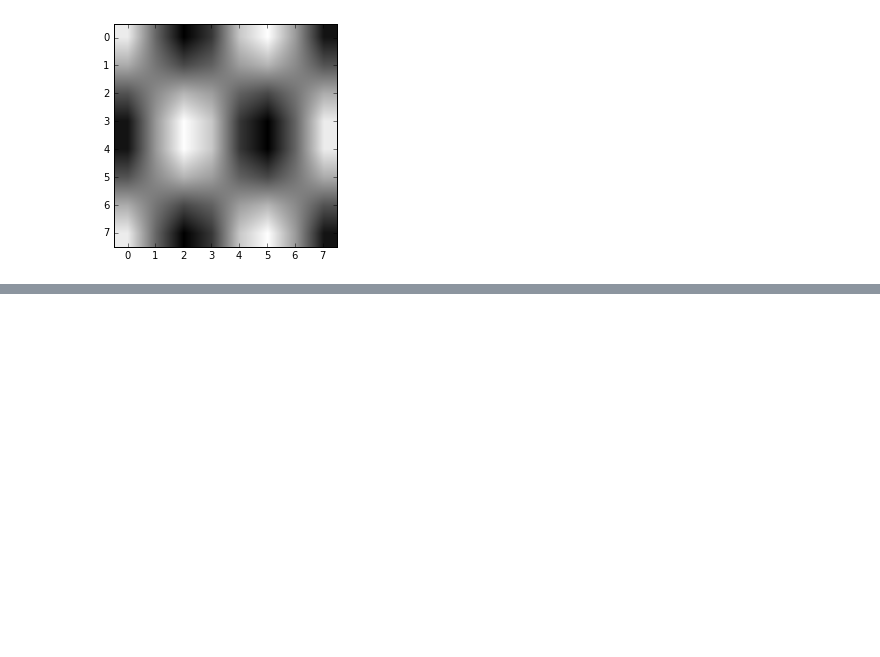
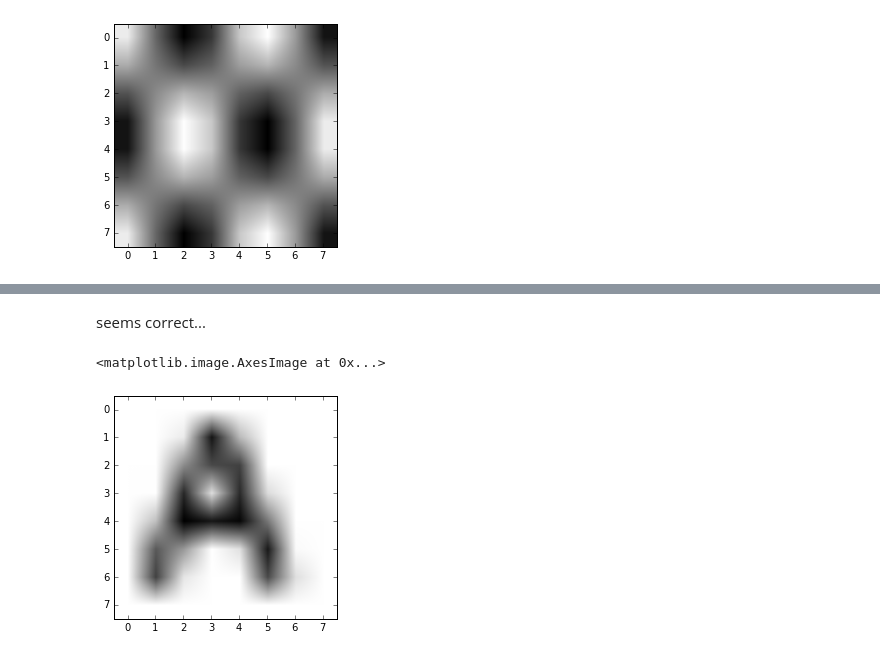
Before and after one commit to Jezzamonn/fourier, a Jupyter notebook: python/dct.ipynb, the cells around one changed output, grey strips where cells are left out. Drawn from its saved outputs; the diff is of its cells as text; code cells hidden in the pictures; blank space fills up the shorter version.

```diff
--- a/python/dct.ipynb
+++ b/python/dct.ipynb
@@ -53,0 +125,10 @@ plt.imshow(freq_img, cmap='gray')  # Side point: this image looks wiggly haha
+# %% [markdown]
+seems correct...
+# %%
+# Convert forward and backwards
+freqs = dct(dct(img, axis=0, norm='ortho'), axis=1, norm='ortho')
+reconstructed_img = idct(idct(freqs, axis=0, norm='ortho'), axis=1, norm='ortho')
+plt.imshow(reconstructed_img)
+# %% [output]
+<matplotlib.image.AxesImage at 0x...>
+[figure, added]
```
Also changed, not shown: parts of 14 cells of this notebook.
